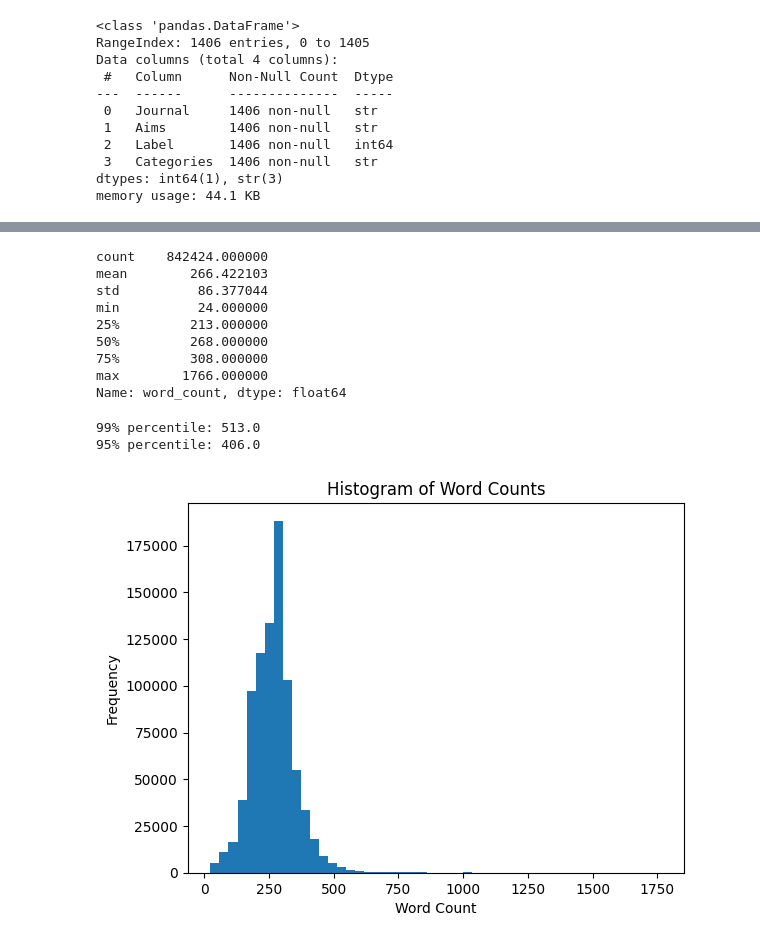
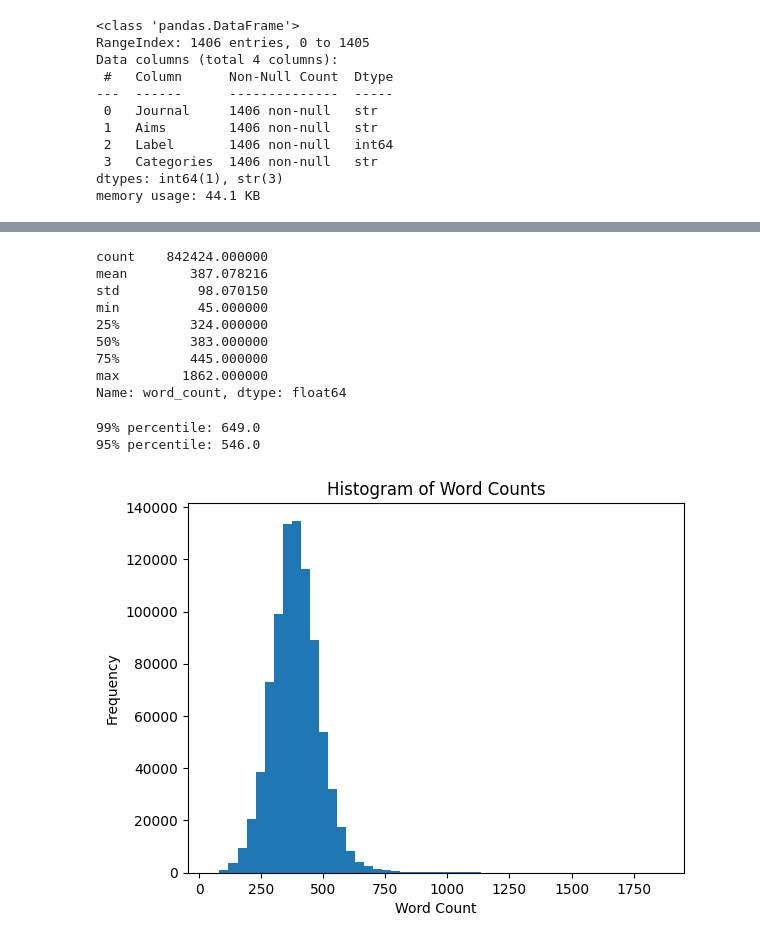
Before and after one commit to KhaThaiHo/paper-recommendation-system, a Jupyter notebook: notebook/eda.ipynb, the cells around one changed output, grey strips where cells are left out. Drawn from its saved outputs; the diff is of its cells as text; code cells hidden in the pictures.

```diff
--- a/notebook/eda.ipynb
+++ b/notebook/eda.ipynb
@@ -7,2 +88,3 @@ Error:
 # %%
-df = pd.merge(train_dataset, train_dataset, on='id', how='inner')
+df = pd.merge(train_dataset, journal_dataset, on='Label', how='left')
+df.head()
@@ -157,40 +129,42 @@ def load_and_preprocess(df: pd.DataFrame) -> pd.DataFrame:
     df["text"] = (
         df["Title"].fillna("") + " [SEP] " +
         df["Abstract"].fillna("") + " [SEP] " +
-        df["Keywords"]
+        df["Keywords"].fillna("") + " [SEP] " +
+        df["Aims"].fillna("") + " [SEP] " +
+        df["Categories"].fillna("")
     )
     return df
-df = load_and_preprocess(train_dataset)
-df["word_count"] = df["text"].apply(lambda x: len(str(x).split()))
+df2 = load_and_preprocess(df)
+df2["word_count"] = df2["text"].apply(lambda x: len(str(x).split()))
 # %%
-print(df["word_count"].describe())
+print(df2["word_count"].describe())
 # %% [output]
 count    842424.000000
-mean        266.422103
-std          86.377044
-min          24.000000
-25%         213.000000
-50%         268.000000
-75%         308.000000
-max        1766.000000
+mean        387.078216
+std          98.070150
+min          45.000000
+25%         324.000000
+50%         383.000000
+75%         445.000000
+max        1862.000000
 Name: word_count, dtype: float64
 # %%
-p99 = df["word_count"].quantile(0.99)
-p95 = df["word_count"].quantile(0.95)
+p99 = df2["word_count"].quantile(0.99)
+p95 = df2["word_count"].quantile(0.95)
 
 print("99% percentile:", p99)
 print("95% percentile:", p95)
 # %% [output]
-99% percentile: 513.0
-95% percentile: 406.0
+99% percentile: 649.0
+95% percentile: 546.0
 # %%
 import matplotlib.pyplot as plt
 
 plt.figure()
-plt.hist(df["word_count"], bins=50)
+plt.hist(df2["word_count"], bins=50)
 plt.xlabel("Word Count")
 plt.ylabel("Frequency")
 plt.title("Histogram of Word Counts")
 plt.show()
 # %% [output]
-[figure, old version]
+[figure, new version]
```
Also changed, not shown: parts of 15 cells of this notebook, 1 other file.
